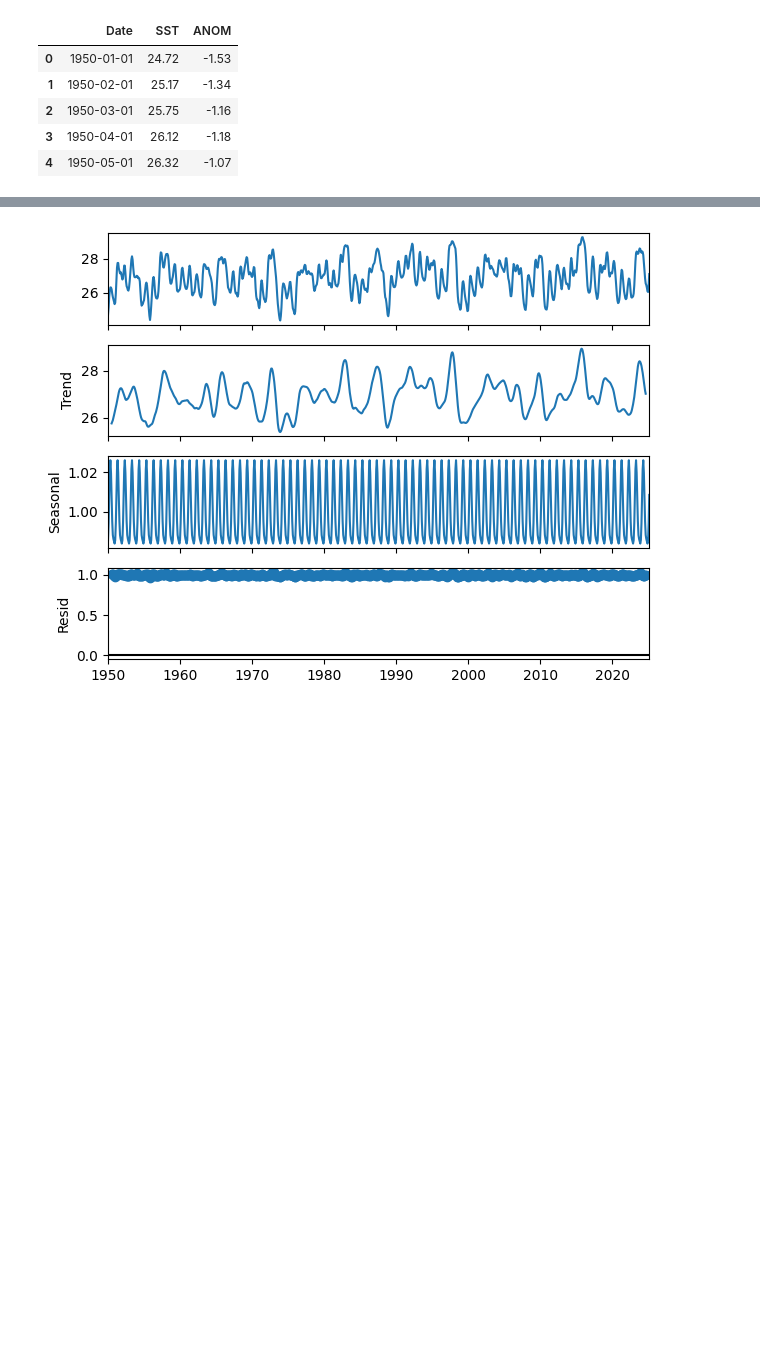
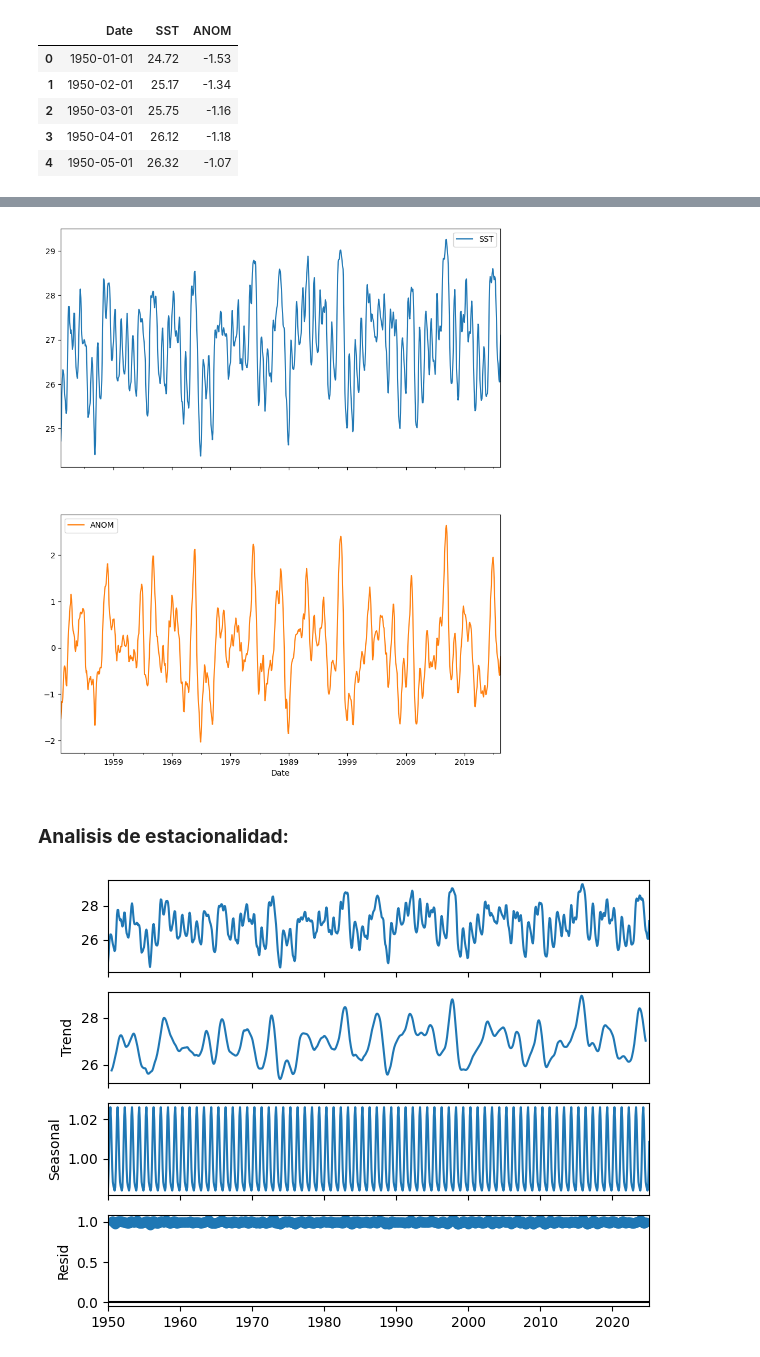
Before and after one commit to jsslTueniuane/JSSL-INV-FUNC-BACKEND, a Jupyter notebook: src/Analysis/ExploratoryAnalysis.ipynb, the cells around one changed output, grey strips where cells are left out. Cells and saved outputs as stored; diff of their text form; code cells hidden in the pictures; blank space fills up the shorter version.

```diff
--- a/src/Analysis/ExploratoryAnalysis.ipynb
+++ b/src/Analysis/ExploratoryAnalysis.ipynb
@@ -68,3 +58,13 @@ std                              NaN    0.942695    0.835370
+# %%
+import matplotlib.pyplot as plt
+
+# Plotting all numerical variables over time
+data.set_index('Date').plot(subplots=True, figsize=(10, 12))
+plt.show()
+# %% [output]
+[figure, added]
+# %% [markdown]
+### **Analisis de estacionalidad:**
 # %%
 from statsmodels.tsa.seasonal import seasonal_decompose
 
```
Also changed, not shown: parts of 44 cells of this notebook, 8 other files.
